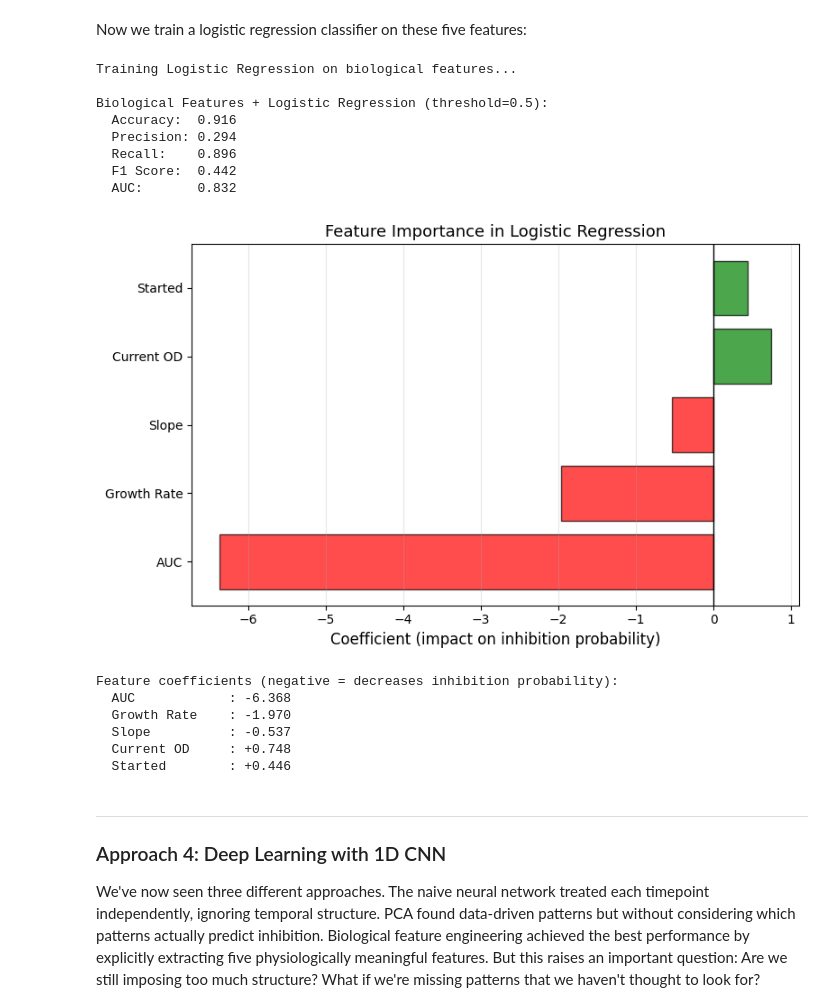
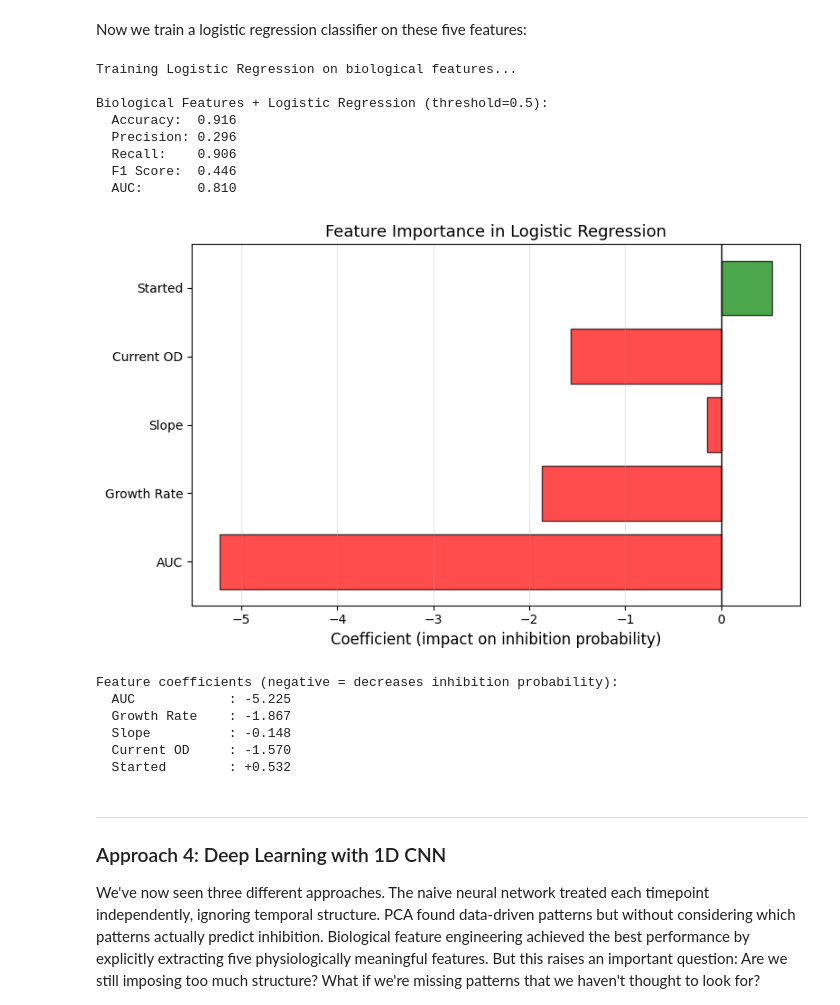
Before and after one commit to BioDisCo/computational_bioengineering, a Jupyter notebook: data_analysis/notes.ipynb, the cells around one changed output. Drawn from its saved outputs; the diff is of its cells as text; code cells hidden in the pictures.

```diff
--- a/data_analysis/notes.ipynb
+++ b/data_analysis/notes.ipynb
@@ -29,6 +29,4 @@ CONTROL_CHEMICAL = 'DMSO'
 INHIBITION_THRESHOLD = 0.5
 RANDOM_SEED = 42
 TEST_SIZE = 0.2
-
-print(f"Configuration: {MAX_HOURS}h prediction window | Control: {CONTROL_CHEMICAL}")
-print(f"Inhibition defined as FC < {INHIBITION_THRESHOLD} | Test set size: {TEST_SIZE*100:.0f}%")
+VAL_SIZE = 0.2
@@ -472,4 +479,5 @@ Test: 2576 samples (3.7% inhibited)
 # %%
+from sklearn import metrics
 
 def rp_auc(y_true, y_scores, method="trapezoidal"):
     """
@@ -495,11 +503,11 @@ def rp_auc(y_true, y_scores, method="trapezoidal"):
     y_scores = np.asarray(y_scores)
 
     if method == "average_precision":
-        return float(average_precision_score(y_true, y_scores))
+        return float(metrics.average_precision_score(y_true, y_scores))
 
     elif method == "trapezoidal":
         precision, recall, _ = precision_recall_curve(y_true, y_scores)
-        return float(auc(recall, precision))
+        return float(metrics.auc(recall, precision))
 
     else:
         raise ValueError("method must be 'trapezoidal' or 'average_precision'")
@@ -898,68 +911,73 @@ max       19.692714      0.238422      0.134909      1.633973      1.000000
 
 Now we train a logistic regression classifier on these five features:
 # %%
-# Train classifier
-X_train_f, X_test_f, y_train_f, y_test_f = train_test_split(
+# Split into train/val/test: 60/20/20
+X_temp_f, X_test_f, y_temp_f, y_test_f = train_test_split(
     X_features, y_features, test_size=TEST_SIZE, random_state=RANDOM_SEED, stratify=y_features
+)
+
+X_train_f, X_val_f, y_train_f, y_val_f = train_test_split(
+    X_temp_f, y_temp_f, test_size=VAL_SIZE/(1-TEST_SIZE), random_state=RANDOM_SEED, stratify=y_temp_f
 )
 
 scaler_f = StandardScaler()
 X_train_f_scaled = scaler_f.fit_transform(X_train_f)
+X_val_f_scaled = scaler_f.transform(X_val_f)
 X_test_f_scaled = scaler_f.transform(X_test_f)
 
 print("Training Logistic Regression on biological features...")
 model_features = LogisticRegression(class_weight='balanced', max_iter=1000, random_state=RANDOM_SEED)
 model_features.fit(X_train_f_scaled, y_train_f)
 
-# Evaluate
-y_pred_f_prob = model_features.predict_proba(X_test_f_scaled)[:, 1]
-y_pred_f = (y_pred_f_prob > 0.5).astype(int)
+# Evaluate on validation set
+y_pred_f_prob_val = model_features.predict_proba(X_val_f_scaled)[:, 1]
+y_pred_f_val = (y_pred_f_prob_val > 0.5).astype(int)
 
-acc_features = accuracy_score(y_test_f, y_pred_f)
-prec_features = precision_score(y_test_f, y_pred_f, zero_division=0)
-rec_features = recall_score(y_test_f, y_pred_f, zero_division=0)
-f1_features = f1_score(y_test_f, y_pred_f, zero_division=0)
-auc_features = rp_auc(y_test_f, y_pred_f_prob)
+acc_features = accuracy_score(y_val_f, y_pred_f_val)
+prec_features = precision_score(y_val_f, y_pred_f_val, zero_division=0)
+rec_features = recall_score(y_val_f, y_pred_f_val, zero_division=0)
+f1_features = f1_score(y_val_f, y_pred_f_val, zero_division=0)
+auc_features = rp_auc(y_val_f, y_pred_f_prob_val)
 
 print(f"\nBiological Features + Logistic Regression (threshold=0.5):")
 print(f"  Accuracy:  {acc_features:.3f}")
 print(f"  Precision: {prec_features:.3f}")
 print(f"  Recall:    {rec_features:.3f}")
 print(f"  F1 Score:  {f1_features:.3f}")
 print(f"  AUC:       {auc_features:.3f}")
 
 # Feature importance
 coefficients = model_features.coef_[0]
 
 fig, ax = plt.subplots(figsize=(8, 5))
 colors = ['green' if c > 0 else 'red' for c in coefficients]
 ax.barh(feature_names, coefficients, color=colors, alpha=0.7, edgecolor='black')
 ax.axvline(0, color='black', linewidth=1)
 ax.set_xlabel('Coefficient (impact on inhibition probability)', fontsize=12)
 ax.set_title('Feature Importance in Logistic Regression', fontsize=13)
 ax.grid(alpha=0.3, axis='x')
 plt.tight_layout()
 plt.show()
 
 print("\nFeature coefficients (negative = decreases inhibition probability):")
 for name, coef in zip(feature_names, coefficients):
     print(f"  {name:15s}: {coef:+.3f}")
 # %% [output]
 Training Logistic Regression on biological features...
 
 Biological Features + Logistic Regression (threshold=0.5):
   Accuracy:  0.916
-  Precision: 0.294
-  Recall:    0.896
-  F1 Score:  0.442
-  AUC:       0.832
+  Precision: 0.296
+  Recall:    0.906
+  F1 Score:  0.446
+  AUC:       0.810
-[figure, old version]
+[figure, new version]
 Feature coefficients (negative = decreases inhibition probability):
-  AUC            : -6.368
-  Growth Rate    : -1.970
-  Slope          : -0.537
-  Current OD     : +0.748
-  Started        : +0.446
+  AUC            : -5.225
+  Growth Rate    : -1.867
+  Slope          : -0.148
+  Current OD     : -1.570
+  Started        : +0.532
 # %% [markdown]
 
 
```
Also changed, not shown: parts of 10 cells of this notebook, 2 other files.
